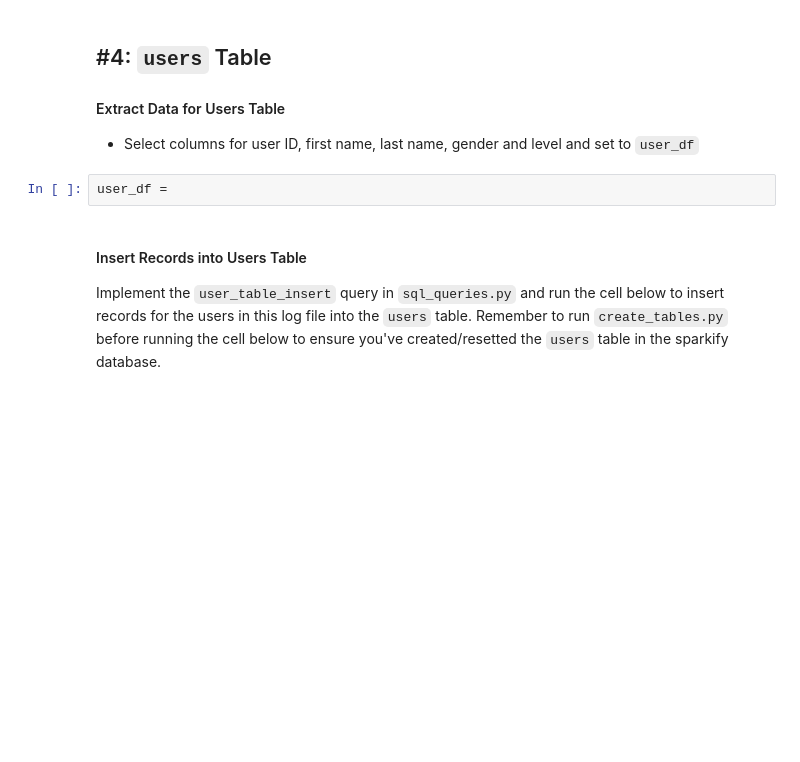
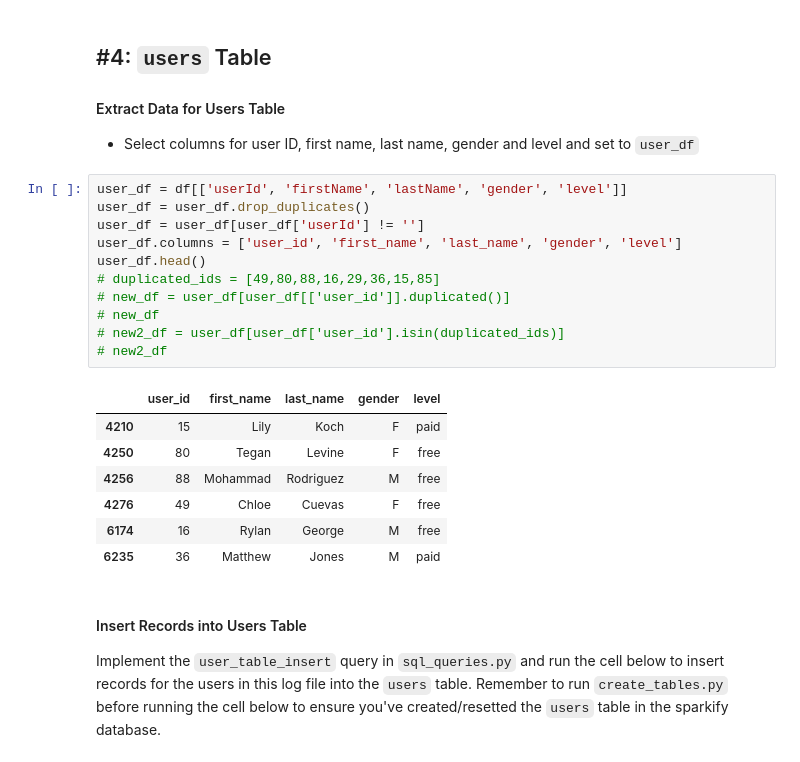
Before and after one commit to gabfr/data-engineering-nanodegree, a Jupyter notebook: 1-data-modeling/L3-Project_Data_Modeling_with_Postgres/etl.ipynb, the cells around one changed output. Drawn from its saved outputs; the diff is of its cells as text; blank space fills up the shorter version.

Commit message:
testing duplicated ids in users table

```diff
--- a/1-data-modeling/L3-Project_Data_Modeling_with_Postgres/etl.ipynb
+++ b/1-data-modeling/L3-Project_Data_Modeling_with_Postgres/etl.ipynb
@@ -191,8 +191,25 @@ Run `test.ipynb` to see if you've successfully added records to this table.
 ## #4: `users` Table
 #### Extract Data for Users Table
 - Select columns for user ID, first name, last name, gender and level and set to `user_df`
-# %%
-user_df =
+# %%
+user_df = df[['userId', 'firstName', 'lastName', 'gender', 'level']]
+user_df = user_df.drop_duplicates()
+user_df = user_df[user_df['userId'] != '']
+user_df.columns = ['user_id', 'first_name', 'last_name', 'gender', 'level']
+user_df.head()
+# duplicated_ids = [49,80,88,16,29,36,15,85]
+# new_df = user_df[user_df[['user_id']].duplicated()]
+# new_df
+# new2_df = user_df[user_df['user_id'].isin(duplicated_ids)]
+# new2_df
+# %% [output]
+|  | user_id | first_name | last_name | gender | level |
+| 4210 | 15 | Lily | Koch | F | paid |
+| 4250 | 80 | Tegan | Levine | F | free |
+| 4256 | 88 | Mohammad | Rodriguez | M | free |
+| 4276 | 49 | Chloe | Cuevas | F | free |
+| 6174 | 16 | Rylan | George | M | free |
+| 6235 | 36 | Matthew | Jones | M | paid |
 # %% [markdown]
 #### Insert Records into Users Table
 Implement the `user_table_insert` query in `sql_queries.py` and run the cell below to insert records for the users in this log file into the `users` table. Remember to run `create_tables.py` before running the cell below to ensure you've created/resetted the `users` table in the sparkify database.
```
Also changed, not shown: parts of 2 cells of this notebook, 1 other file.
